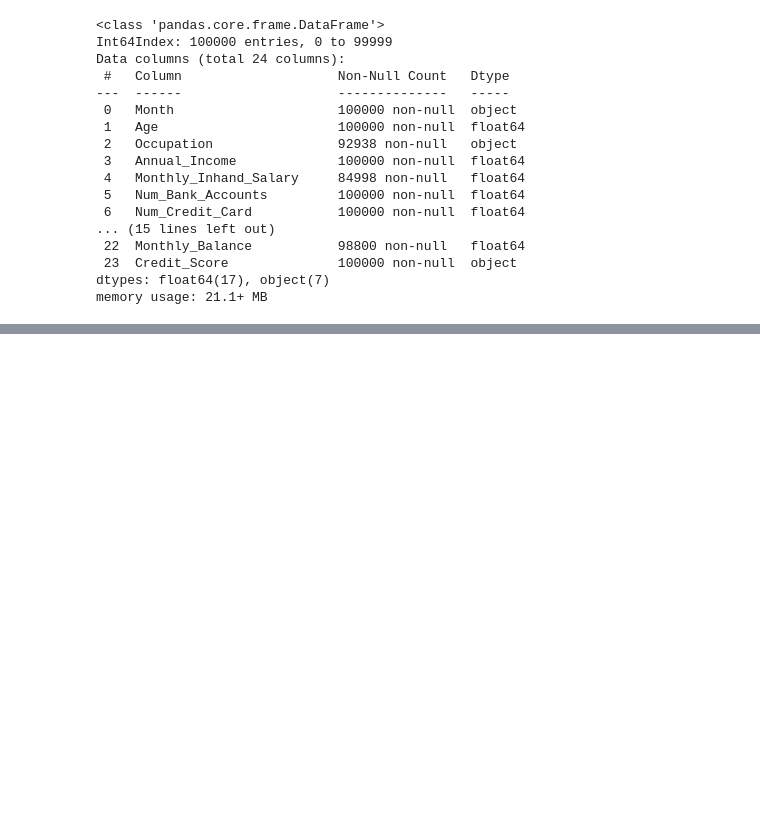
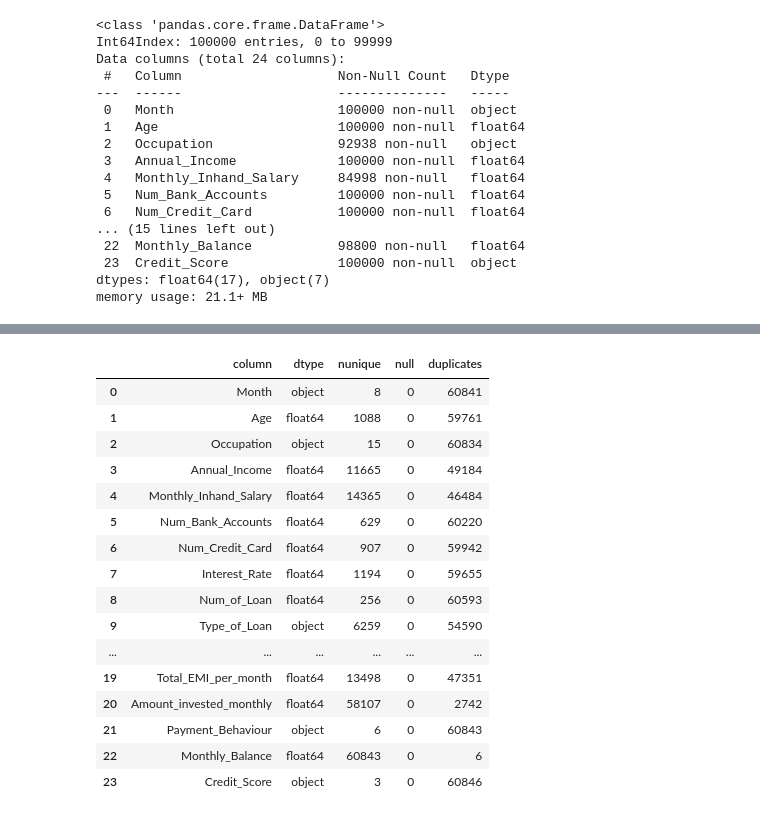
Before and after one commit to Mihiru-Lakshitha/Project-02-Financial-Credit-score-classification-, a Jupyter notebook: 02-project-financial-credit-score-classification.ipynb, the cells around one changed output, grey strips where cells are left out. Saved outputs shown, nothing was run; the diff lists cells and outputs as text; code cells hidden in the pictures; blank space fills up the shorter version.

Commit message:
Kaggle Notebook | 02 PROJECT[Financial Credit score classification] | Version 7

```diff
--- a/02-project-financial-credit-score-classification.ipynb
+++ b/02-project-financial-credit-score-classification.ipynb
@@ -410,0 +400,9 @@ memory usage: 21.1+ MB
+# %%
+ #Remove the Numarical missing values
+df.interpolate(method='linear', inplace=True)
+
+    #Remove catagorical missing values
+df.dropna(inplace=True)
+
+null_count = df.isnull().sum().sort_values(ascending=False)
+print(null_count)
@@ -411,15 +427,33 @@ memory usage: 21.1+ MB
 # %%
 def dirty_data_finding(df):
     dirty = []
     columns = df.columns
     for col in columns:
         dtype = df[col].dtypes
         nunique = df[col].nunique()
         null = df[col].isnull().sum()
         duplicates = df[col].duplicated().sum()
         dirty.append([col,dtype,nunique,null,duplicates])
     df_dirty_data_finding = pd.DataFrame(dirty)
     df_dirty_data_finding.columns = ['column','dtype','nunique','null','duplicates']
     return df_dirty_data_finding
 
-dirty_data_finding(data_train)
+dirty_data_finding(df)
+# %% [output]
+|  | column | dtype | nunique | null | duplicates |
+| 0 | Month | object | 8 | 0 | 60841 |
+| 1 | Age | float64 | 1088 | 0 | 59761 |
+| 2 | Occupation | object | 15 | 0 | 60834 |
+| 3 | Annual_Income | float64 | 11665 | 0 | 49184 |
+| 4 | Monthly_Inhand_Salary | float64 | 14365 | 0 | 46484 |
+| 5 | Num_Bank_Accounts | float64 | 629 | 0 | 60220 |
+| 6 | Num_Credit_Card | float64 | 907 | 0 | 59942 |
+| 7 | Interest_Rate | float64 | 1194 | 0 | 59655 |
+| 8 | Num_of_Loan | float64 | 256 | 0 | 60593 |
+| 9 | Type_of_Loan | object | 6259 | 0 | 54590 |
+| ... | ... | ... | ... | ... | ... |
+| 19 | Total_EMI_per_month | float64 | 13498 | 0 | 47351 |
+| 20 | Amount_invested_monthly | float64 | 58107 | 0 | 2742 |
+| 21 | Payment_Behaviour | object | 6 | 0 | 60843 |
+| 22 | Monthly_Balance | float64 | 60843 | 0 | 6 |
+| 23 | Credit_Score | object | 3 | 0 | 60846 |
```
Also changed, not shown: parts of 7 cells of this notebook.
